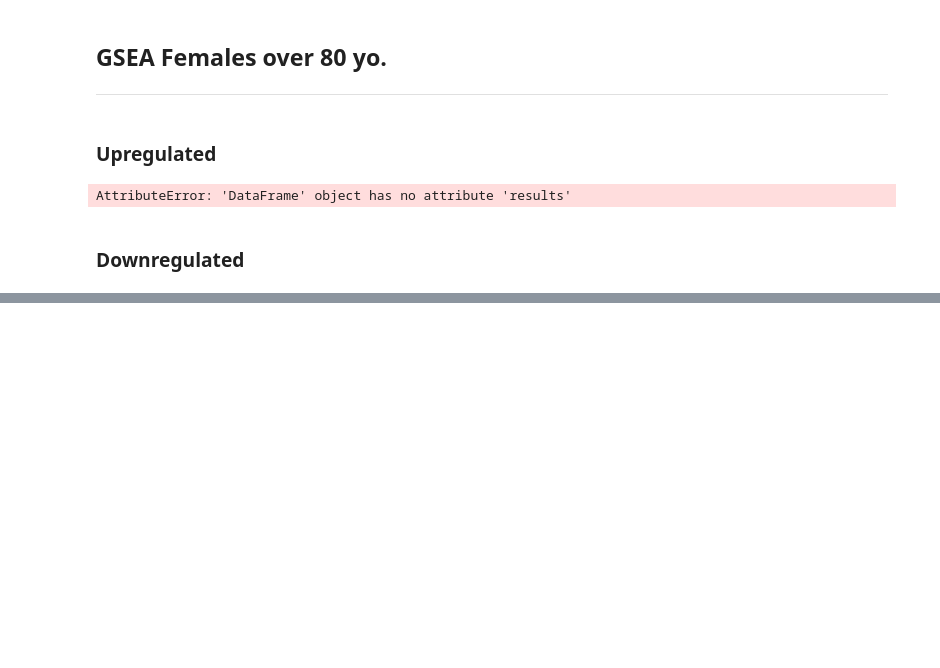
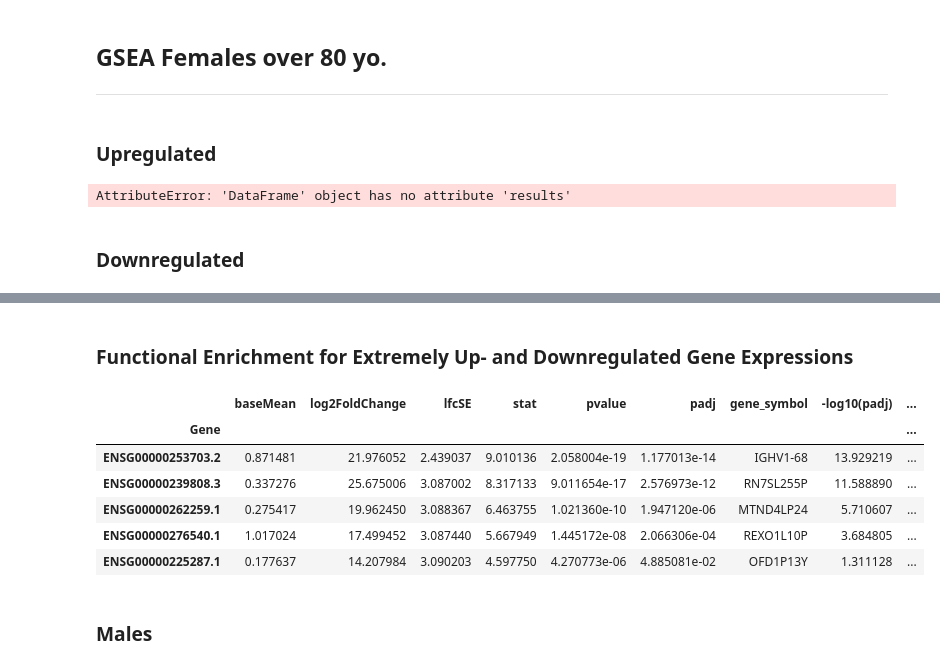
Before and after one commit to perpk/ppmi-wip, a Jupyter notebook: stratification/ppmi-wip.stratification.deg-overview.ipynb, the cells around one changed output, grey strips where cells are left out. Saved outputs shown, nothing was run; the diff lists cells and outputs as text; code cells hidden in the pictures; blank space fills up the shorter version.

```diff
--- a/stratification/ppmi-wip.stratification.deg-overview.ipynb
+++ b/stratification/ppmi-wip.stratification.deg-overview.ipynb
@@ -836,0 +902,2 @@ enr_females_over_80_down.results[enr_females_over_80_down.results['P-value'] <=
+# %% [markdown]
+### Functional Enrichment for Extremely Up- and Downregulated Gene Expressions
@@ -836,0 +906,12 @@ enr_females_over_80_down.results[enr_females_over_80_down.results['P-value'] <=
+# %%
+extreme_upregulated_males_30_50
+# %% [output]
+|  | baseMean | log2FoldChange | lfcSE | stat | pvalue | padj | gene_symbol | -log10(padj) | ... |
+| Gene |  |  |  |  |  |  |  |  | ... |
+| ENSG00000253703.2 | 0.871481 | 21.976052 | 2.439037 | 9.010136 | 2.058004e-19 | 1.177013e-14 | IGHV1-68 | 13.929219 | ... |
+| ENSG00000239808.3 | 0.337276 | 25.675006 | 3.087002 | 8.317133 | 9.011654e-17 | 2.576973e-12 | RN7SL255P | 11.588890 | ... |
+| ENSG00000262259.1 | 0.275417 | 19.962450 | 3.088367 | 6.463755 | 1.021360e-10 | 1.947120e-06 | MTND4LP24 | 5.710607 | ... |
+| ENSG00000276540.1 | 1.017024 | 17.499452 | 3.087440 | 5.667949 | 1.445172e-08 | 2.066306e-04 | REXO1L10P | 3.684805 | ... |
+| ENSG00000225287.1 | 0.177637 | 14.207984 | 3.090203 | 4.597750 | 4.270773e-06 | 4.885081e-02 | OFD1P13Y | 1.311128 | ... |
+# %% [markdown]
+### Males
```
Also changed, not shown: parts of 18 cells of this notebook, 1 other file.
